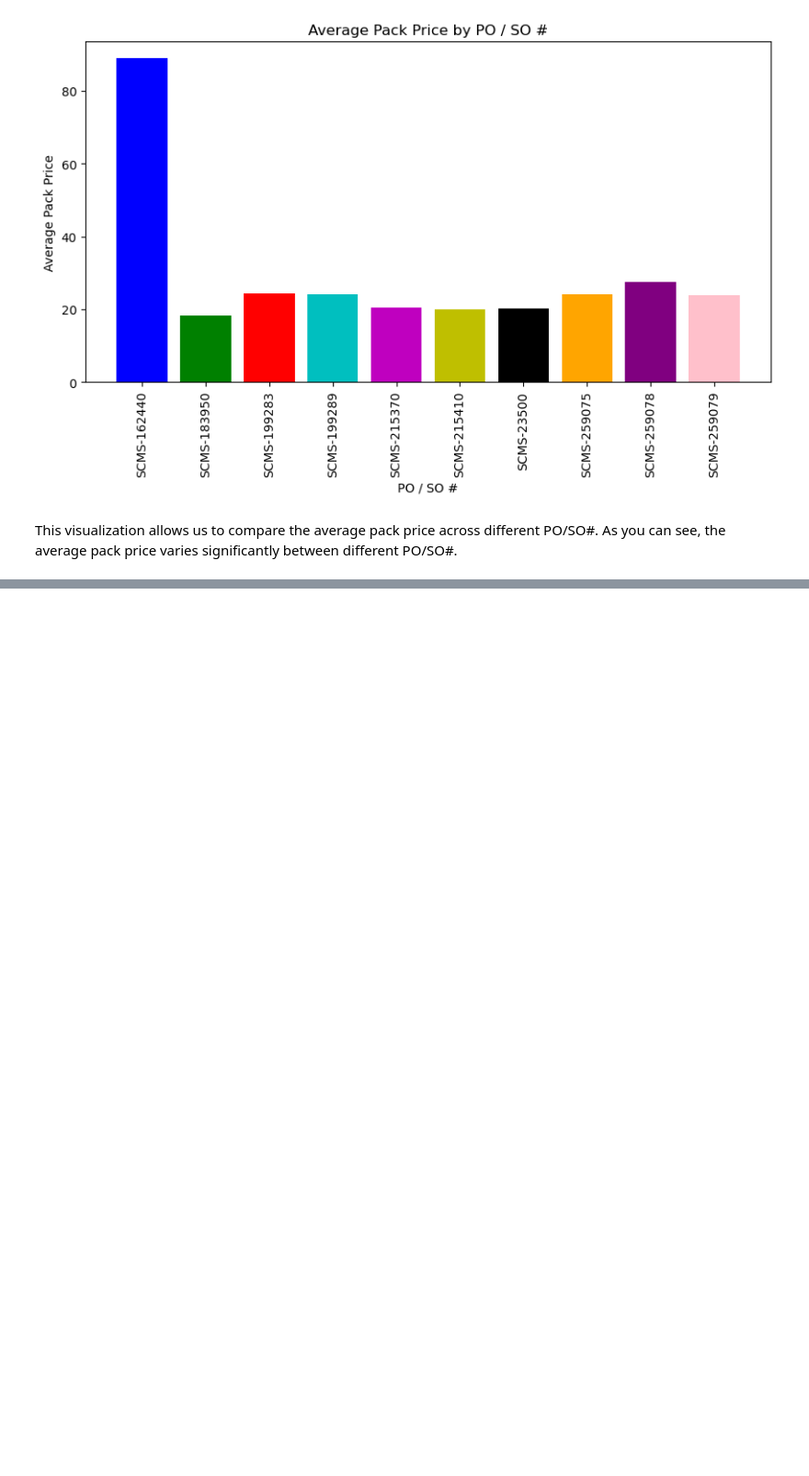
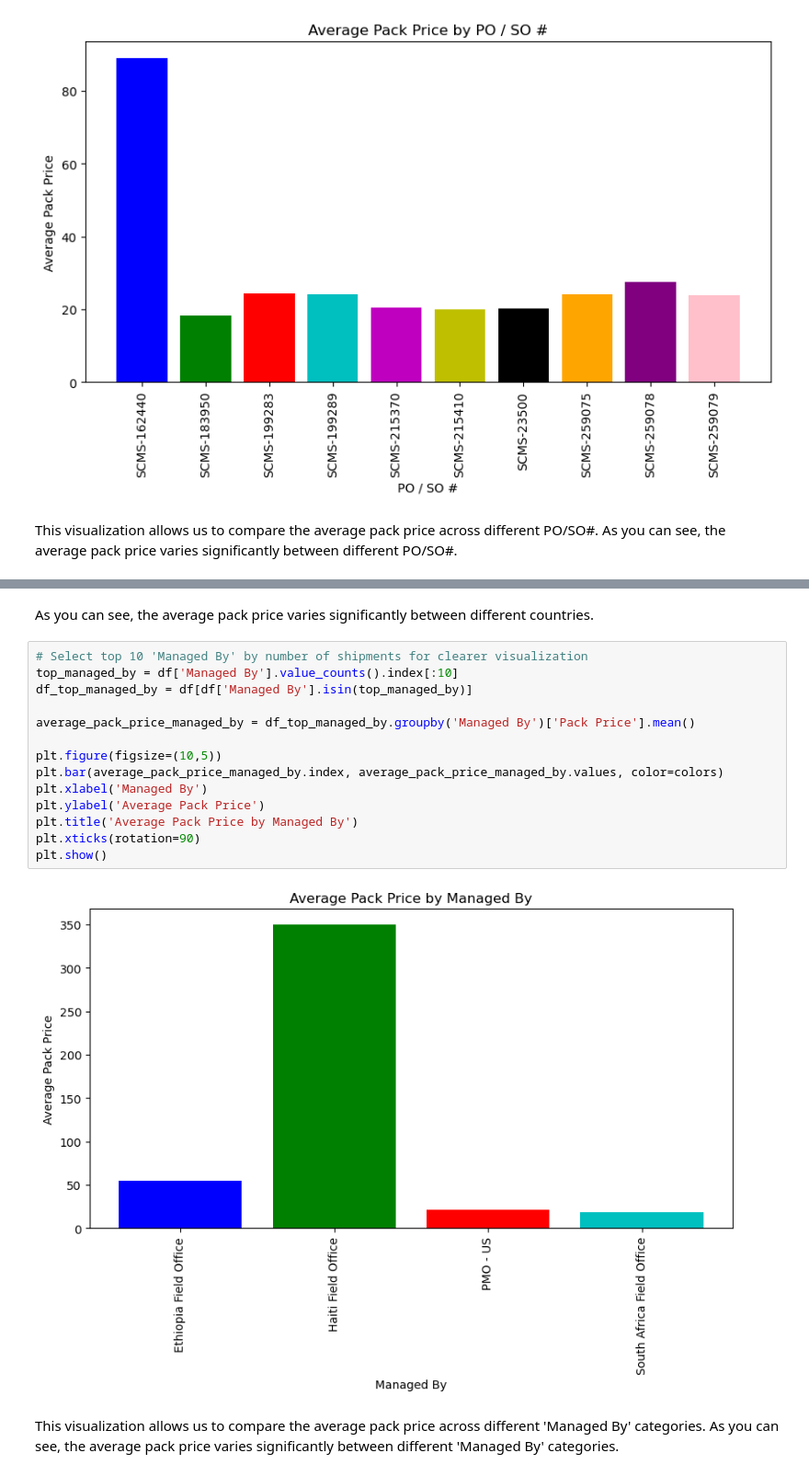
Before and after one commit to Deepak10010/Supply-Chain-Management-Systems, a Jupyter notebook: SCMS.ipynb, the cells around one changed output, grey strips where cells are left out. Shown: that part at 92% size. Saved outputs shown, nothing was run; the diff lists cells and outputs as text; blank space fills up the shorter version.

```diff
--- a/SCMS.ipynb
+++ b/SCMS.ipynb
@@ -123,0 +158,20 @@ This visualization allows us to compare the average pack price across different
+# %% [markdown]
+As you can see, the average pack price varies significantly between different countries.
+# %%
+# Select top 10 'Managed By' by number of shipments for clearer visualization
+top_managed_by = df['Managed By'].value_counts().index[:10]
+df_top_managed_by = df[df['Managed By'].isin(top_managed_by)]
+
+average_pack_price_managed_by = df_top_managed_by.groupby('Managed By')['Pack Price'].mean()
+
+plt.figure(figsize=(10,5))
+plt.bar(average_pack_price_managed_by.index, average_pack_price_managed_by.values, color=colors)
+plt.xlabel('Managed By')
+plt.ylabel('Average Pack Price')
+plt.title('Average Pack Price by Managed By')
+plt.xticks(rotation=90)
+plt.show()
+# %% [output]
+[figure, added]
+# %% [markdown]
+This visualization allows us to compare the average pack price across different 'Managed By' categories. As you can see, the average pack price varies significantly between different 'Managed By' categories.
```
Also changed, not shown: parts of 5 cells of this notebook.
